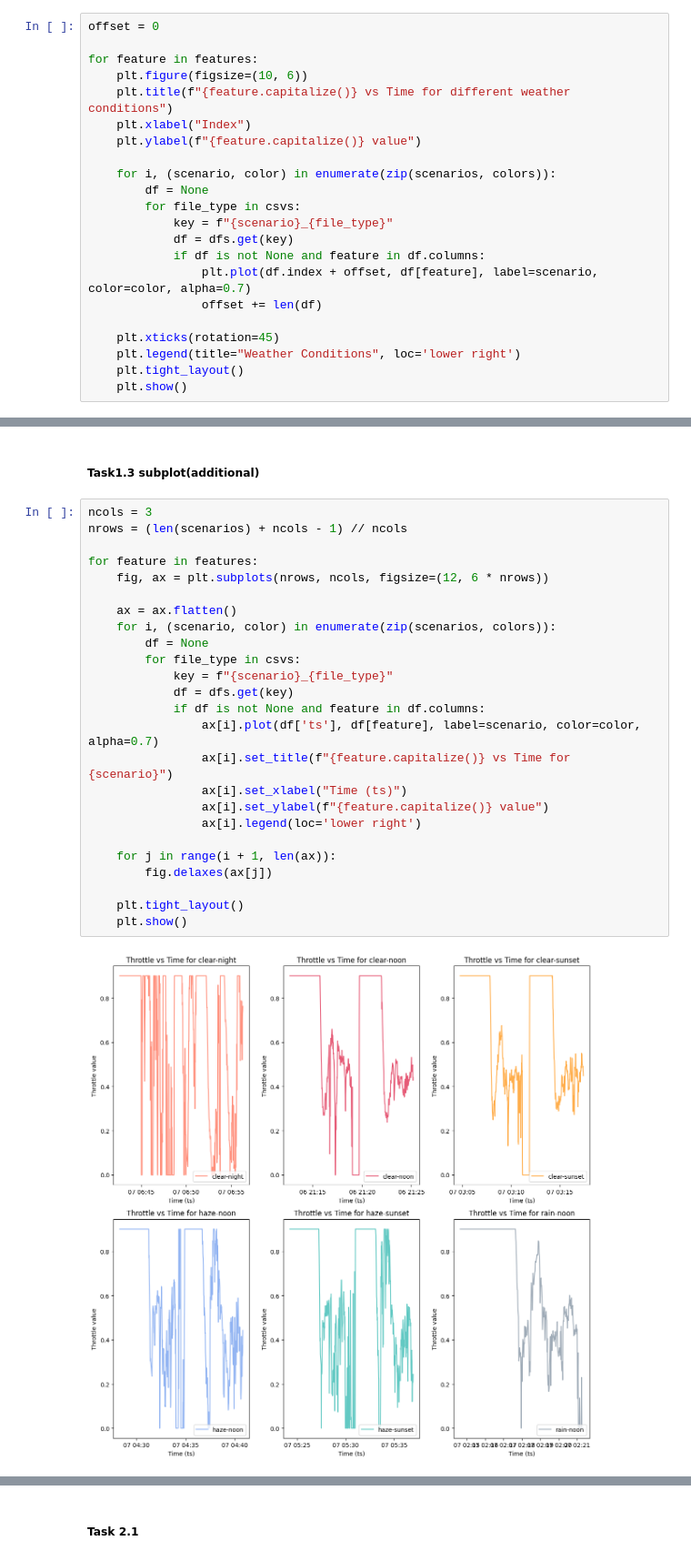
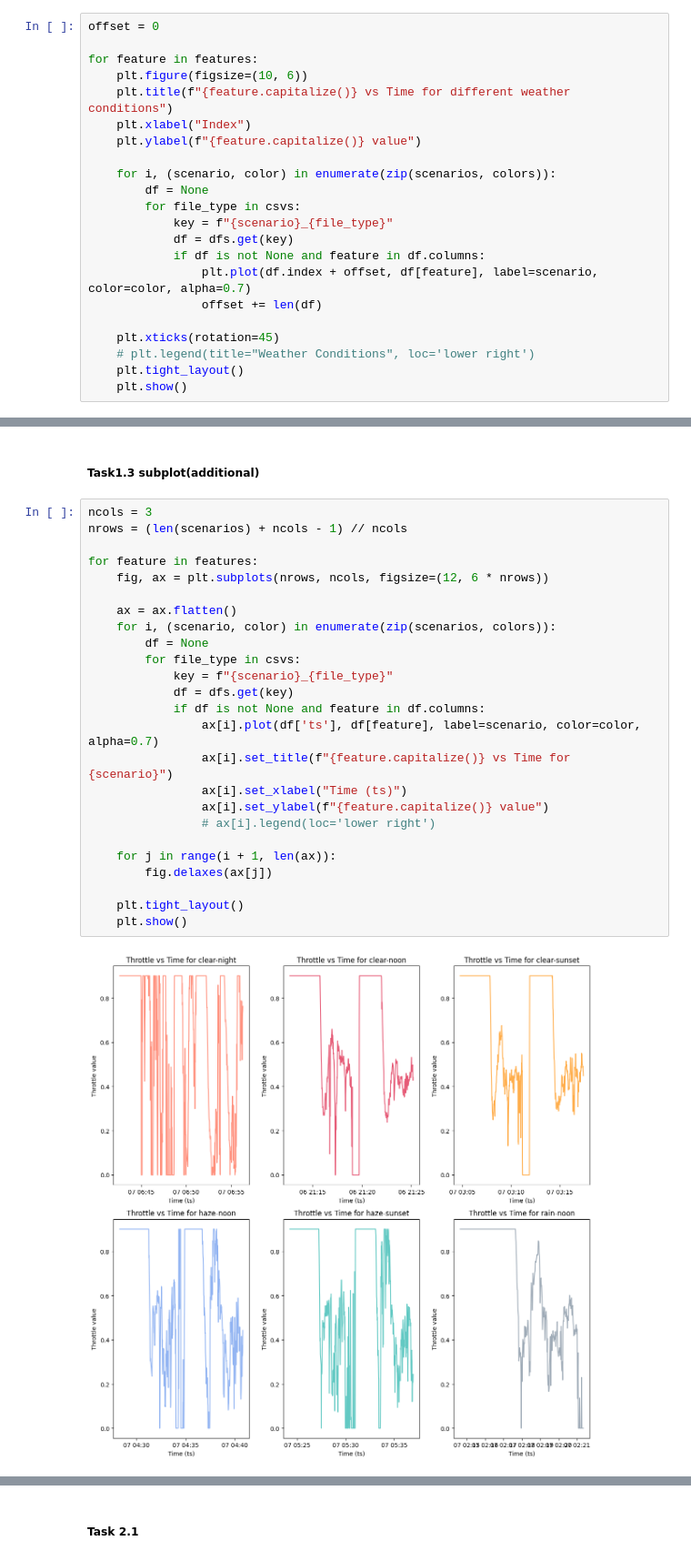
Before and after one commit to CCHST/Mini-Project-1-Safety-Analysis-of-Autonomous-Vehicles, a Jupyter notebook: Task.ipynb, the cells around one changed output, grey strips where cells are left out. Shown at 91% size. Cells and saved outputs as stored; diff of their text form.

```diff
--- a/Task.ipynb
+++ b/Task.ipynb
@@ -229,7 +231,7 @@ for feature in features:
                 offset += len(df)
 
     plt.xticks(rotation=45)
-    plt.legend(title="Weather Conditions", loc='lower right')
+    # plt.legend(title="Weather Conditions", loc='lower right')
     plt.tight_layout()
     plt.show()
 # %% [output]
@@ -245,27 +247,27 @@ for feature in features:
 # %%
 ncols = 3
 nrows = (len(scenarios) + ncols - 1) // ncols
 
 for feature in features:
     fig, ax = plt.subplots(nrows, ncols, figsize=(12, 6 * nrows))
 
     ax = ax.flatten()
     for i, (scenario, color) in enumerate(zip(scenarios, colors)):
         df = None
         for file_type in csvs:
             key = f"{scenario}_{file_type}"
             df = dfs.get(key)
             if df is not None and feature in df.columns:
                 ax[i].plot(df['ts'], df[feature], label=scenario, color=color, alpha=0.7)
                 ax[i].set_title(f"{feature.capitalize()} vs Time for {scenario}")
                 ax[i].set_xlabel("Time (ts)")
                 ax[i].set_ylabel(f"{feature.capitalize()} value")
-                ax[i].legend(loc='lower right')
+                # ax[i].legend(loc='lower right')
 
     for j in range(i + 1, len(ax)):
         fig.delaxes(ax[j])
 
     plt.tight_layout()
     plt.show()
 # %% [output]
-[figure, old version]
+[figure, new version]
```
Also changed, not shown: parts of 17 cells of this notebook.
